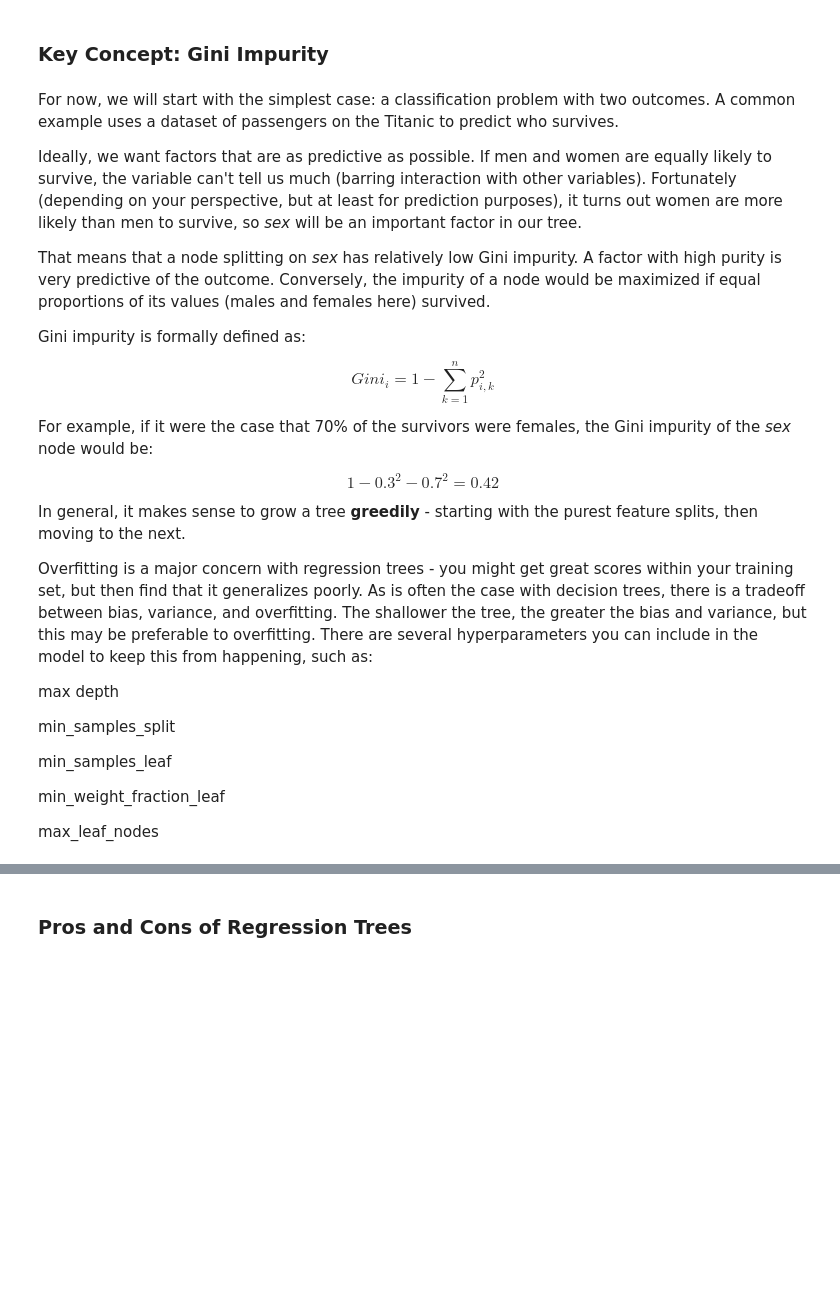
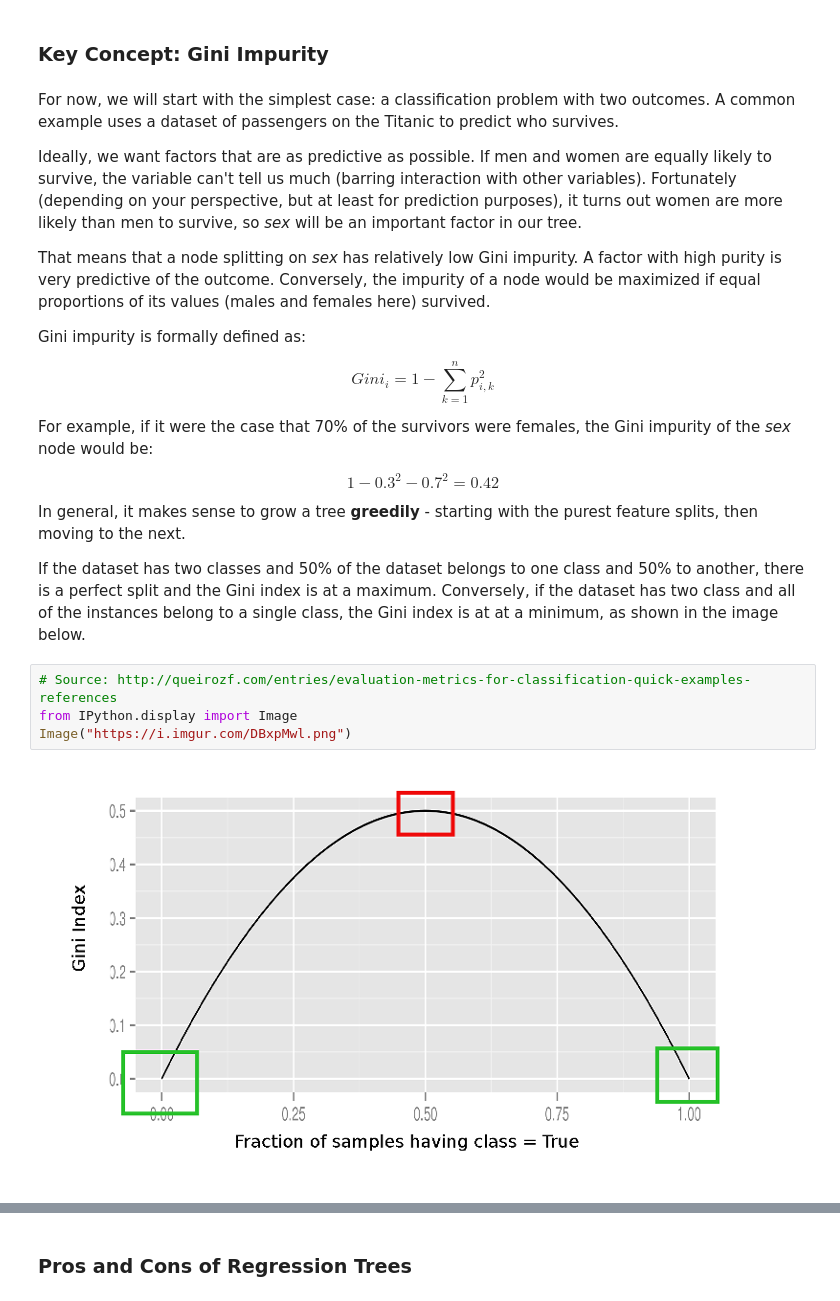
Before and after one commit to erikgregorywebb/588-econometrics, a Jupyter notebook: Regression-Trees-Project-V4.ipynb, the cells around one changed output, grey strips where cells are left out. Saved outputs shown, nothing was run; the diff lists cells and outputs as text; blank space fills up the shorter version.

```diff
--- a/Regression-Trees-Project-V4.ipynb
+++ b/Regression-Trees-Project-V4.ipynb
@@ -132,15 +132,10 @@ $$1-0.3^2-0.7^2 = 0.42$$
 
 In general, it makes sense to grow a tree **greedily** - starting with the purest feature splits, then moving to the next.
 
-
-Overfitting is a major concern with regression trees - you might get great scores within your training set, but then find that it generalizes poorly. As is often the case with decision trees, there is a tradeoff between bias, variance, and overfitting. The shallower the tree, the greater the bias and variance, but this may be preferable to overfitting. There are several hyperparameters you can include in the model to keep this from happening, such as:
-
-max depth
-
-min_samples_split
-
-min_samples_leaf
-
-min_weight_fraction_leaf
-
-max_leaf_nodes
+If the dataset has two classes and 50% of the dataset belongs to one class and 50% to another, there is a perfect split and the Gini index is at a maximum. Conversely, if the dataset has two class and all of the instances belong to a single class, the Gini index is at at a minimum, as shown in the image below.
+# %%
+# Source: http://queirozf.com/entries/evaluation-metrics-for-classification-quick-examples-references
+from IPython.display import Image
+Image("https://i.imgur.com/DBxpMwl.png")
+# %% [output]
+[figure, added]
```
Also changed, not shown: parts of 3 cells of this notebook.
